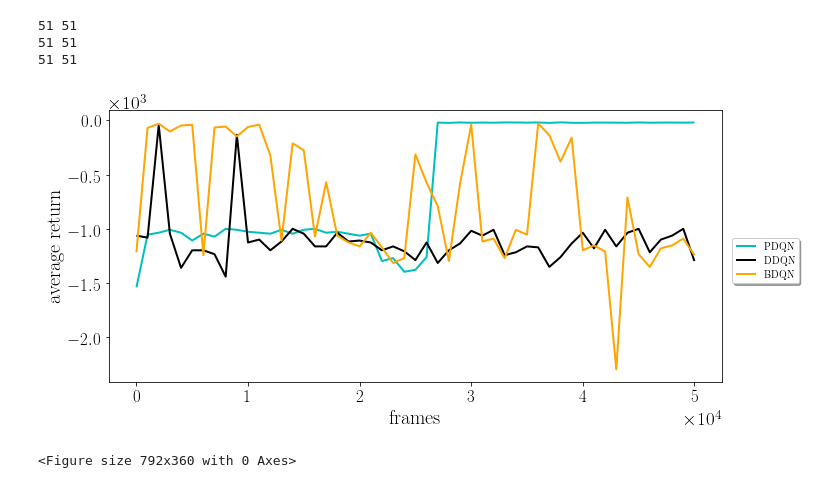
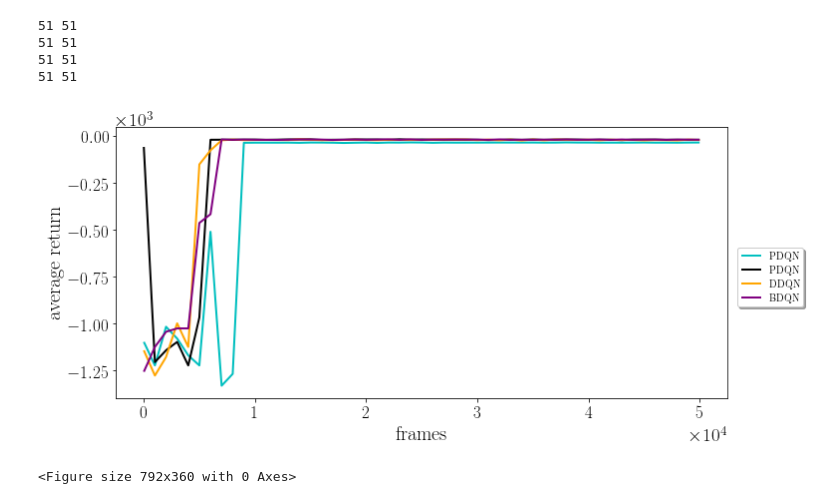
Before and after one commit to albertometelli/weightedDQN, a Jupyter notebook: dqn/atari/res_2/notebook.ipynb, the cells around one changed output. Drawn from its saved outputs; the diff is of its cells as text; code cells hidden in the pictures.

```diff
--- a/dqn/atari/res_2/notebook.ipynb
+++ b/dqn/atari/res_2/notebook.ipynb
@@ -106,7 +106,7 @@ environments = ['Gridworld']#'BankHeist','Asterix','Asteroids'
 algorithms = ['particle','dqn','boot']
 eval_freq = 1e3
 #policies = [['weighted'],['weighted-gaussian'],['boot','weighted'],['eps-greedy', 'boltzmann']]
-updates = [['weighted'],[''],[''],['weighted','max_mean'],['']]
+updates = [['weighted','max_mean'],[''],[''],['weighted','max_mean'],['']]
 alg_to_label={
         'particle':'PDQN',
         'gaussian':'GDQN',
@@ -177,32 +177,33 @@ for e,env in enumerate(environments):
                     if e == 0:
                         legend_labels.append(alg_to_label[alg])
                         legend_colors.append(col[i])
                         legend_markers.append(markers[i])
                     print(min_rows,max_rows)
                     cum_reward_test = np.stack(res)
                     #print(cum_reward_test)
                     indexes = [i*subsample for i in range(len(timesteps) // subsample)]
                     ax = plot_ci(timesteps[indexes],cum_reward_test[:, indexes], conf,
                                 5, xlabel='frames', ylabel='average return', label=alg_to_label[alg] ,
                                  ax=ax, linewidth=2.0, linestyle=ls[0], color=col[i])
                     #ax[0].set_ylim(limits[e])
 
                     i += 1
     lgd=fig.legend(loc='center right',
                           ncol=1, fancybox=True, shadow=True)#,bbox_to_anchor=(0.42, 0)
 
     fig.savefig(env+".pdf",format='pdf', bbox_inches='tight',bbox_extra_artists=(lgd,))
 
 fig = plt.figure(figsize=(11, 5))
 patches = [ mlines.Line2D([], [], color=legend_colors[i], marker=legend_markers[i],
                           label=legend_labels[i])  for i in range(len(legend_labels)) ]
 
 #lgd=fig.legend( patches, legend_labels, ncol=6,
 #           loc='center')
 #fig.savefig('atari-legend.pdf',format='pdf',bbox_extra_artists=(lgd,), bbox_inches='tight')
 # %% [output]
 51 51
 51 51
 51 51
+51 51
-[figure, old version]
+[figure, new version]
 <Figure size 792x360 with 0 Axes>
```
Also changed, not shown: 1 other file.
